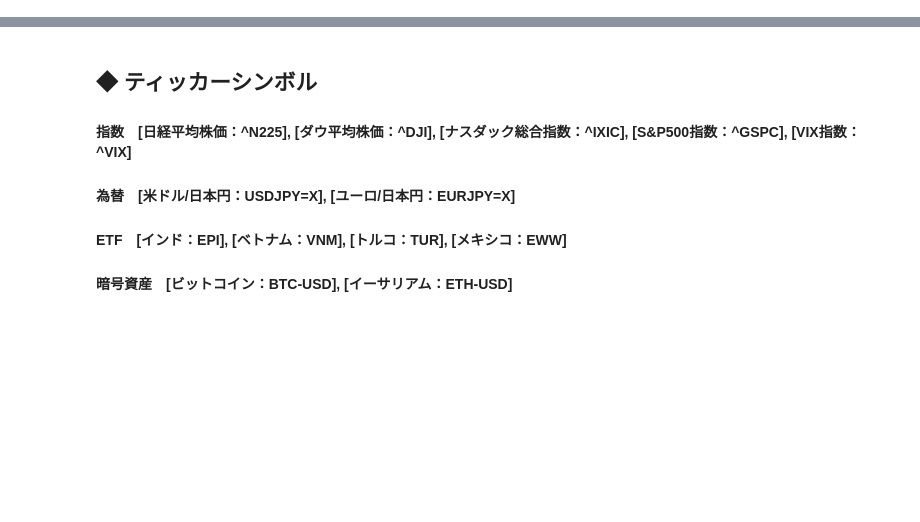
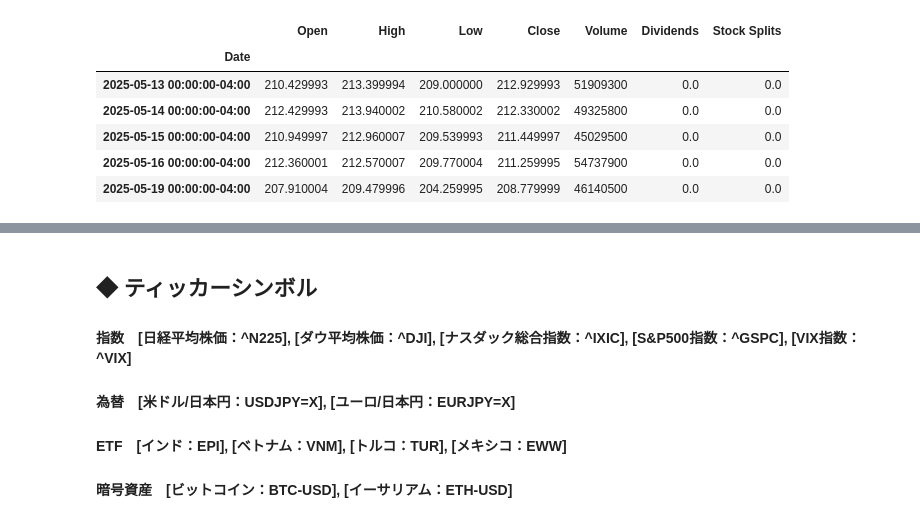
Before and after one commit to Shota0525/streamlit_stock_app, a Jupyter notebook: 01_test1.ipynb, the cells around one changed output, grey strips where cells are left out. Saved outputs shown, nothing was run; the diff lists cells and outputs as text; code cells hidden in the pictures; blank space fills up the shorter version.

```diff
--- a/01_test1.ipynb
+++ b/01_test1.ipynb
@@ -0,0 +158,12 @@
+# %%
+ticker = yf.Ticker("AAPL")
+data = ticker.history(period="1mo")
+data.head()
+# %% [output]
+|  | Open | High | Low | Close | Volume | Dividends | Stock Splits |
+| Date |  |  |  |  |  |  |  |
+| 2025-05-13 00:00:00-04:00 | 210.429993 | 213.399994 | 209.000000 | 212.929993 | 51909300 | 0.0 | 0.0 |
+| 2025-05-14 00:00:00-04:00 | 212.429993 | 213.940002 | 210.580002 | 212.330002 | 49325800 | 0.0 | 0.0 |
+| 2025-05-15 00:00:00-04:00 | 210.949997 | 212.960007 | 209.539993 | 211.449997 | 45029500 | 0.0 | 0.0 |
+| 2025-05-16 00:00:00-04:00 | 212.360001 | 212.570007 | 209.770004 | 211.259995 | 54737900 | 0.0 | 0.0 |
+| 2025-05-19 00:00:00-04:00 | 207.910004 | 209.479996 | 204.259995 | 208.779999 | 46140500 | 0.0 | 0.0 |
```
Also changed, not shown: parts of 14 cells of this notebook, 6 other files.
